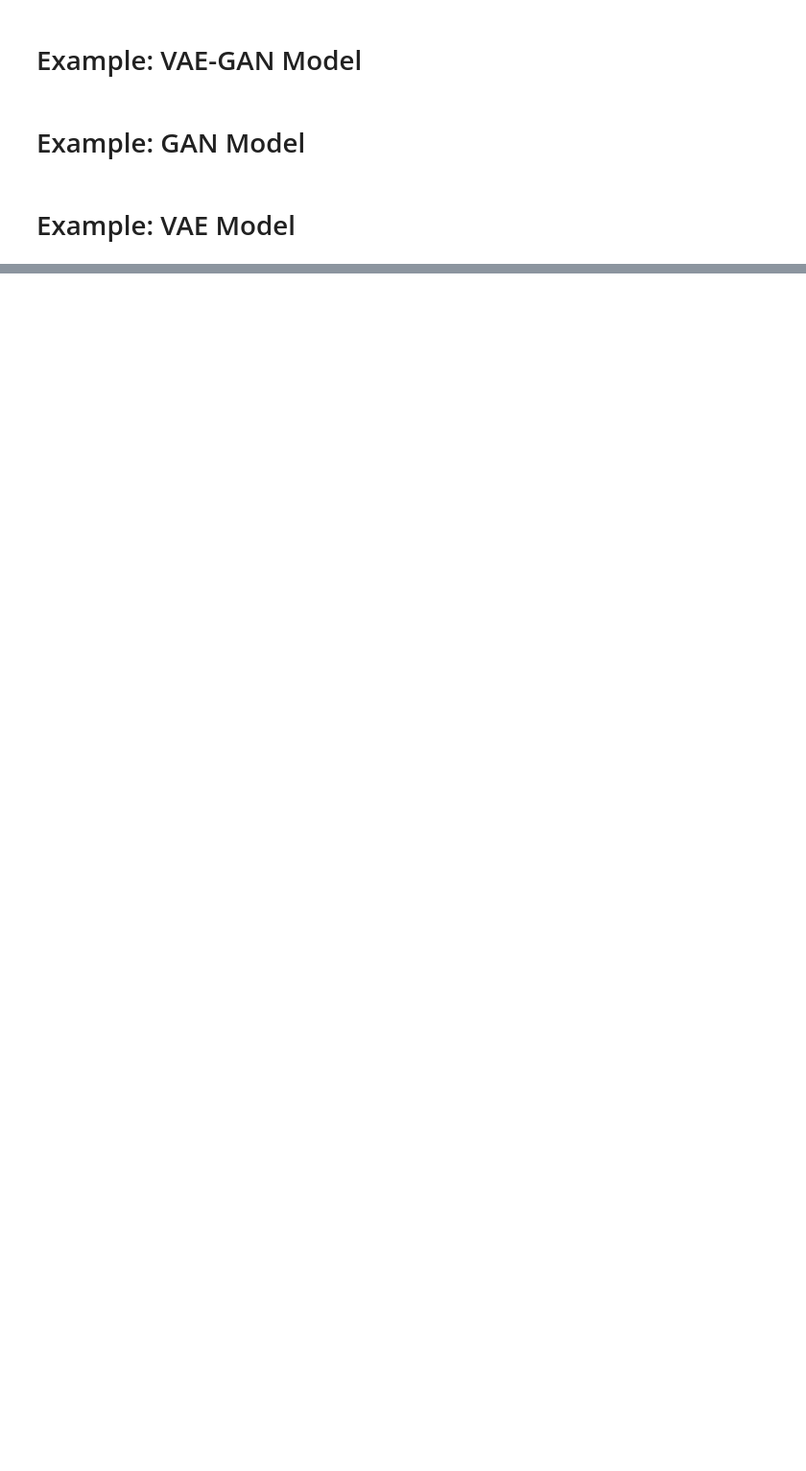
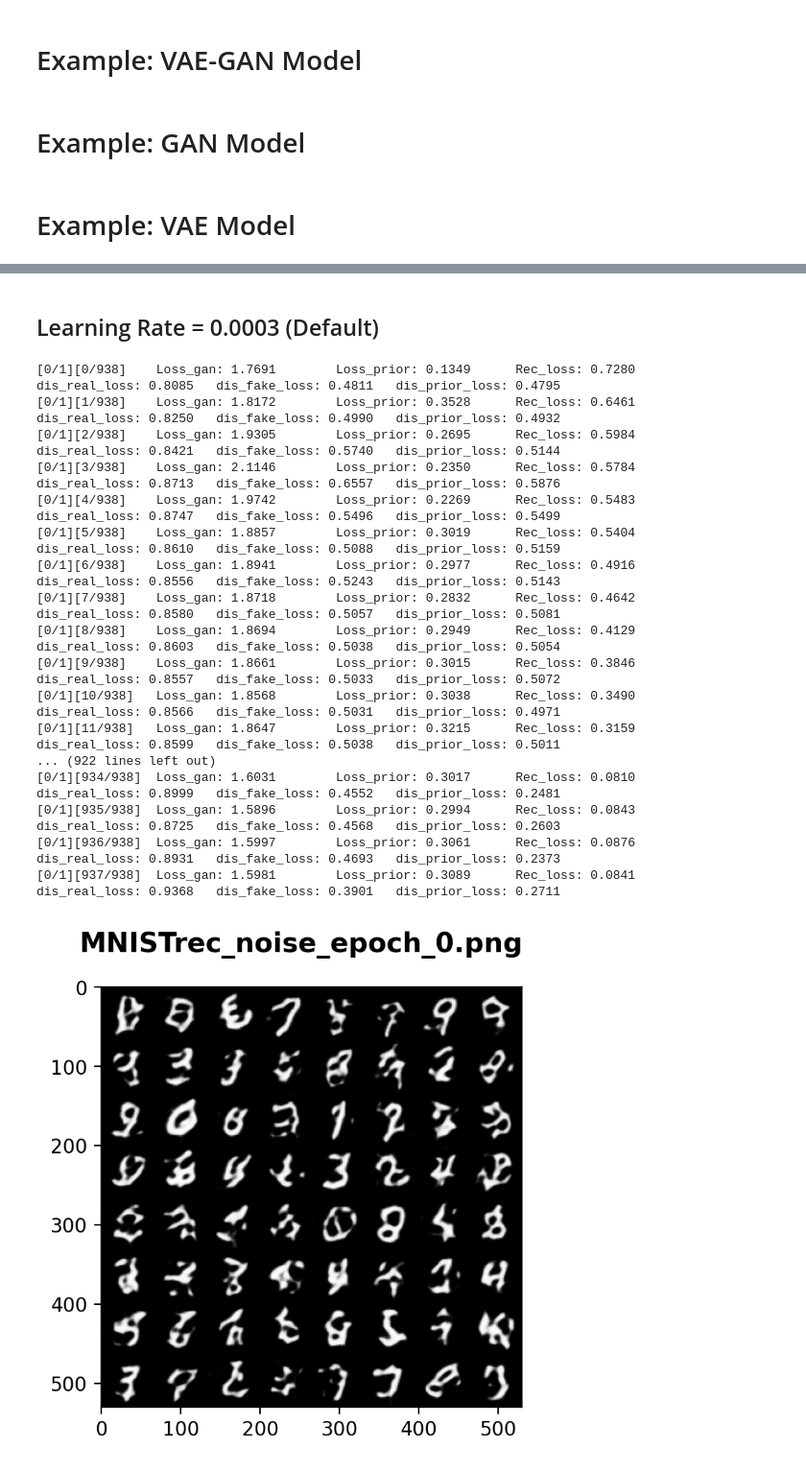
Before and after one commit to rutavshah/CSC413_Project, a Jupyter notebook: CSC413_Project.ipynb, the cells around one changed output, grey strips where cells are left out. Shown at 96% size. Saved outputs shown, nothing was run; the diff lists cells and outputs as text; code cells hidden in the pictures; blank space fills up the shorter version.

```diff
--- a/CSC413_Project.ipynb
+++ b/CSC413_Project.ipynb
@@ -17,11 +17,18 @@ import torchvision.utils as vutils
 device = torch.device('cuda' if torch.cuda.is_available() else 'cpu')
 
 def dataloader(batch_size):
-  dataroot="/content/drive/My Drive/celeba"
+  dataroot="/content/drive/My Drive/mnist"
   transform=transforms.Compose([ transforms.Resize(64),transforms.CenterCrop(64),transforms.ToTensor(),transforms.Normalize((0.5),(0.5))])
   dataset=torchvision.datasets.MNIST(root=dataroot, train=True, transform=transform, download=True)
   data_loader = torch.utils.data.DataLoader(dataset, batch_size=batch_size, shuffle=True)
   return data_loader
+
+def dataloader_translated(batch_size):
+  dataroot="/content/drive/My Drive/mnist_translated"
+  transform=transforms.Compose([ transforms.Resize(64),transforms.CenterCrop(64),transforms.ToTensor(),transforms.Normalize((0.5),(0.5)), transforms.RandomAffine(0, translate=(0.1,0.1))])
+  dataset=torchvision.datasets.MNIST(root=dataroot, train=True, transform=transform, download=True)
+  data_loader2 = torch.utils.data.DataLoader(dataset, batch_size=batch_size, shuffle=True)
+  return data_loader2
 # %% [markdown]
 # Utils
 # %%
@@ -550,0 +545,24 @@ tensor([[[[-0.9668, -0.9797, -0.9872,  ..., -0.9883, -0.9782, -0.9651],
+# %% [markdown]
+## Learning Rate = 0.0003 (Default)
+# %%
+data_loader=dataloader(64)
+train_VAE_GAN(lr=0.0003, data_loader=dataloader, model_name="VAE_GAN_model_lr=3e-4")
+# %% [output]
+[0/1][0/938]    Loss_gan: 1.7691        Loss_prior: 0.1349      Rec_loss: 0.7280        dis_real_loss: 0.8085   dis_fake_loss: 0.4811   dis_prior_loss: 0.4795
+[0/1][1/938]    Loss_gan: 1.8172        Loss_prior: 0.3528      Rec_loss: 0.6461        dis_real_loss: 0.8250   dis_fake_loss: 0.4990   dis_prior_loss: 0.4932
+[0/1][2/938]    Loss_gan: 1.9305        Loss_prior: 0.2695      Rec_loss: 0.5984        dis_real_loss: 0.8421   dis_fake_loss: 0.5740   dis_prior_loss: 0.5144
+[0/1][3/938]    Loss_gan: 2.1146        Loss_prior: 0.2350      Rec_loss: 0.5784        dis_real_loss: 0.8713   dis_fake_loss: 0.6557   dis_prior_loss: 0.5876
+[0/1][4/938]    Loss_gan: 1.9742        Loss_prior: 0.2269      Rec_loss: 0.5483        dis_real_loss: 0.8747   dis_fake_loss: 0.5496   dis_prior_loss: 0.5499
+[0/1][5/938]    Loss_gan: 1.8857        Loss_prior: 0.3019      Rec_loss: 0.5404        dis_real_loss: 0.8610   dis_fake_loss: 0.5088   dis_prior_loss: 0.5159
+[0/1][6/938]    Loss_gan: 1.8941        Loss_prior: 0.2977      Rec_loss: 0.4916        dis_real_loss: 0.8556   dis_fake_loss: 0.5243   dis_prior_loss: 0.5143
+[0/1][7/938]    Loss_gan: 1.8718        Loss_prior: 0.2832      Rec_loss: 0.4642        dis_real_loss: 0.8580   dis_fake_loss: 0.5057   dis_prior_loss: 0.5081
+[0/1][8/938]    Loss_gan: 1.8694        Loss_prior: 0.2949      Rec_loss: 0.4129        dis_real_loss: 0.8603   dis_fake_loss: 0.5038   dis_prior_loss: 0.5054
+[0/1][9/938]    Loss_gan: 1.8661        Loss_prior: 0.3015      Rec_loss: 0.3846        dis_real_loss: 0.8557   dis_fake_loss: 0.5033   dis_prior_loss: 0.5072
+[0/1][10/938]   Loss_gan: 1.8568        Loss_prior: 0.3038      Rec_loss: 0.3490        dis_real_loss: 0.8566   dis_fake_loss: 0.5031   dis_prior_loss: 0.4971
+[0/1][11/938]   Loss_gan: 1.8647        Loss_prior: 0.3215      Rec_loss: 0.3159        dis_real_loss: 0.8599   dis_fake_loss: 0.5038   dis_prior_loss: 0.5011
+... (922 lines left out)
+[0/1][934/938]  Loss_gan: 1.6031        Loss_prior: 0.3017      Rec_loss: 0.0810        dis_real_loss: 0.8999   dis_fake_loss: 0.4552   dis_prior_loss: 0.2481
+[0/1][935/938]  Loss_gan: 1.5896        Loss_prior: 0.2994      Rec_loss: 0.0843        dis_real_loss: 0.8725   dis_fake_loss: 0.4568   dis_prior_loss: 0.2603
+[0/1][936/938]  Loss_gan: 1.5997        Loss_prior: 0.3061      Rec_loss: 0.0876        dis_real_loss: 0.8931   dis_fake_loss: 0.4693   dis_prior_loss: 0.2373
+[0/1][937/938]  Loss_gan: 1.5981        Loss_prior: 0.3089      Rec_loss: 0.0841        dis_real_loss: 0.9368   dis_fake_loss: 0.3901   dis_prior_loss: 0.2711
+[figure, added]
```
Also changed, not shown: parts of 16 cells of this notebook.
